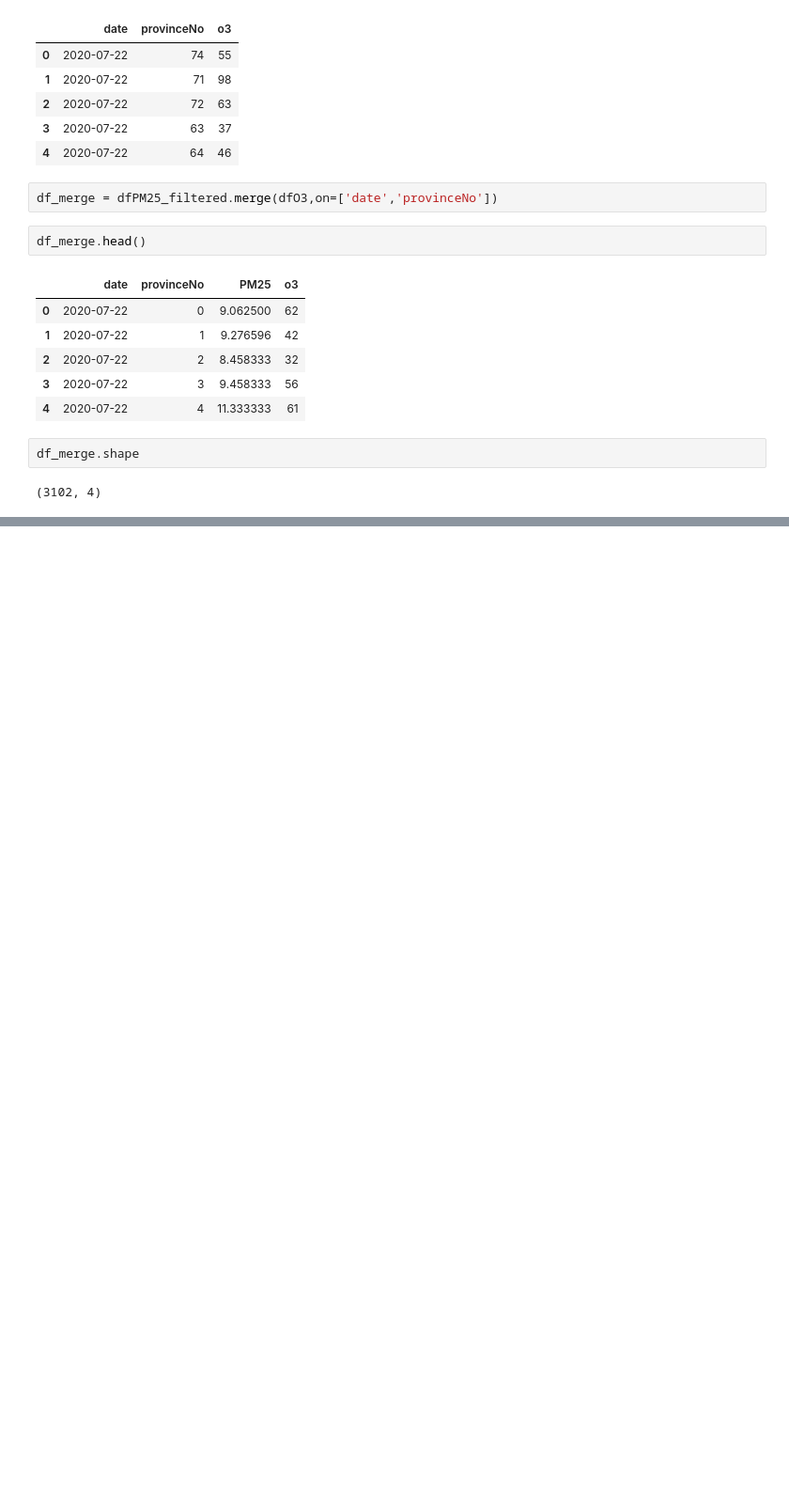
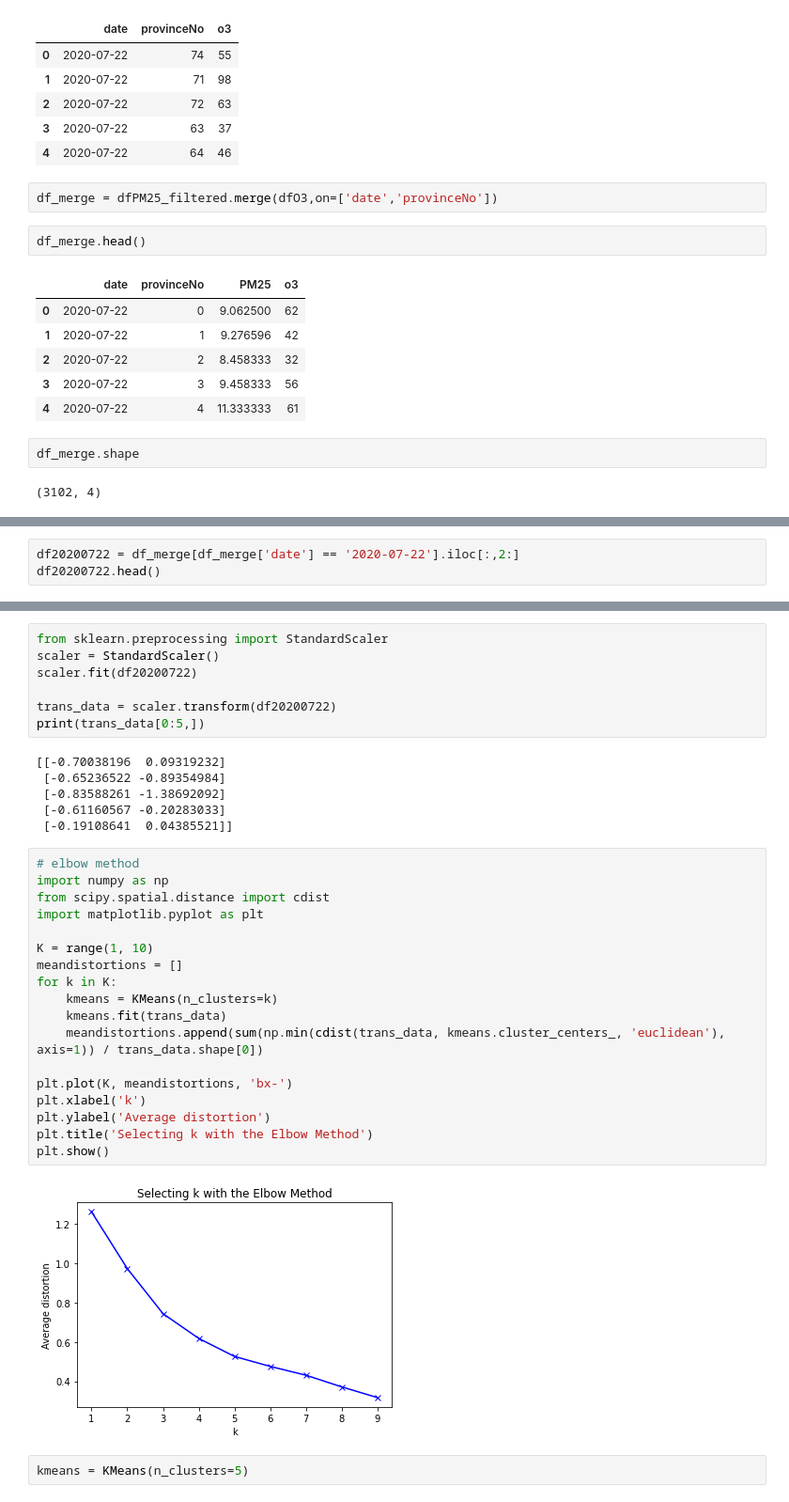
Before and after one commit to Peemajoke/DataSciProject2, a Jupyter notebook: Code/ProjectCode.ipynb, the cells around one changed output, grey strips where cells are left out. Shown: that part at 94% size. Cells and saved outputs as stored; diff of their text form; blank space fills up the shorter version.

```diff
--- a/Code/ProjectCode.ipynb
+++ b/Code/ProjectCode.ipynb
@@ -450,0 +457,3 @@ df_merge.shape
+# %%
+df20200722 = df_merge[df_merge['date'] == '2020-07-22'].iloc[:,2:]
+df20200722.head()
@@ -450,0 +486,35 @@ df_merge.shape
+# %%
+from sklearn.preprocessing import StandardScaler
+scaler = StandardScaler()
+scaler.fit(df20200722)
+
+trans_data = scaler.transform(df20200722)
+print(trans_data[0:5,])
+# %% [output]
+[[-0.70038196  0.09319232]
+ [-0.65236522 -0.89354984]
+ [-0.83588261 -1.38692092]
+ [-0.61160567 -0.20283033]
+ [-0.19108641  0.04385521]]
+# %%
+# elbow method
+import numpy as np
+from scipy.spatial.distance import cdist
+import matplotlib.pyplot as plt
+
+K = range(1, 10)
+meandistortions = []
+for k in K:
+    kmeans = KMeans(n_clusters=k)
+    kmeans.fit(trans_data)
+    meandistortions.append(sum(np.min(cdist(trans_data, kmeans.cluster_centers_, 'euclidean'), axis=1)) / trans_data.shape[0])
+
+plt.plot(K, meandistortions, 'bx-')
+plt.xlabel('k')
+plt.ylabel('Average distortion')
+plt.title('Selecting k with the Elbow Method')
+plt.show()
+# %% [output]
+[figure, added]
+# %%
+kmeans = KMeans(n_clusters=5)
```
Also changed, not shown: parts of 15 cells of this notebook.
